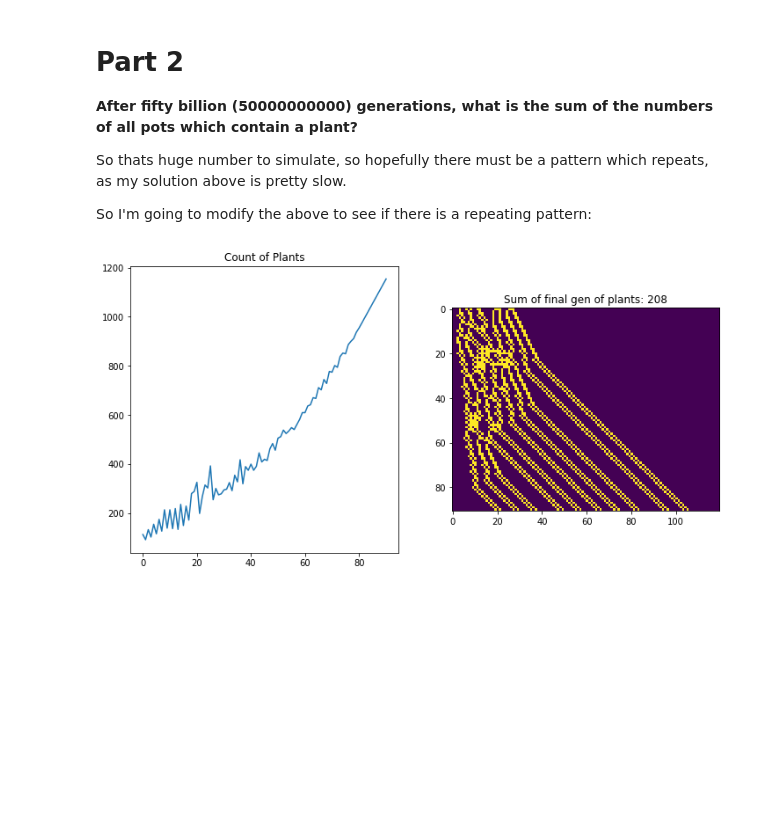
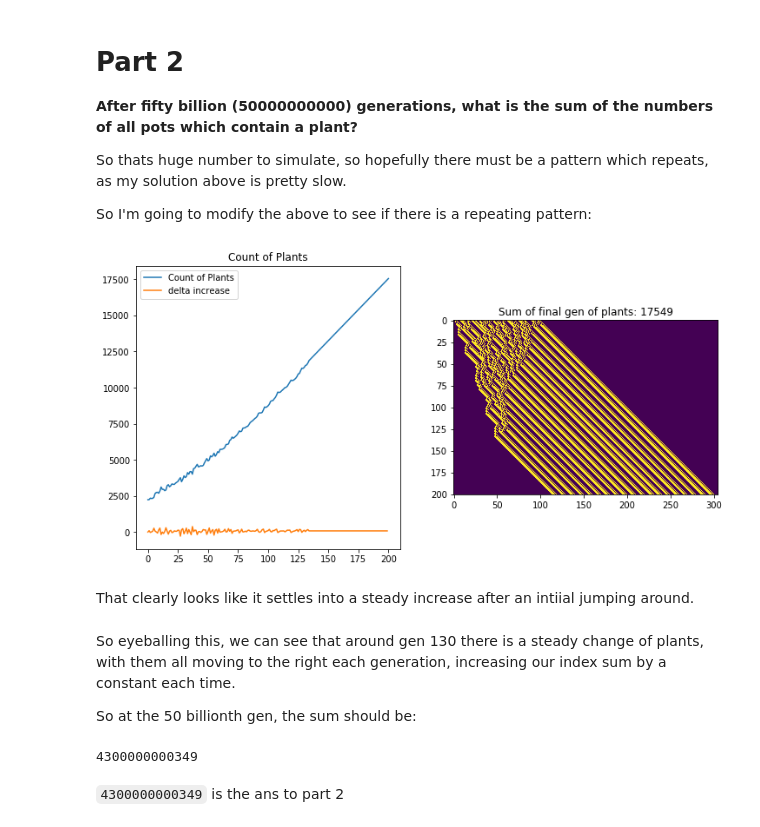
Before and after one commit to khalido/adventofcode, a Jupyter notebook: advent2018/Day 12 Subterranean Sustainability.ipynb, the cells around one changed output. Cells and saved outputs as stored; diff of their text form; code cells hidden in the pictures; blank space fills up the shorter version.

Commit message:
syncing all changes, started day 13 but haven't actually done i it

```diff
--- a/advent2018/Day 12 Subterranean Sustainability.ipynb
+++ b/advent2018/Day 12 Subterranean Sustainability.ipynb
@@ -259,38 +260,55 @@ def sim2(state=test_start, rules=test_rules, cycles=1, show=False):
     """takes in a state and rules and simulates the number of cycles
     then returns all the states"""
 
     grid = []
     counts = []
     plants = sum([i-3 for i, plant in enumerate(state) if plant == "#"])
     counts.append(plants)
 
     state = "..." + state + ".." + "." * cycles
     grid.append(state)
 
     for cycle in range(cycles):
         new_state = ".."
         for i in range(2, len(state)-2):
             #print(i-2,i,i+2, state[i-2:i+3], "|", state[i])
 
             new_state += rules[state[i-2:i+3]]
 
         state = new_state + ".."
         grid.append(state)
 
         plants = sum([i-3 for i, plant in enumerate(state) if plant == "#"])
 
         counts.append(plants)
 
         if show:
             print(f"{cycle+1:2}: {state[:70]}  Sum: {plants}")
 
     return grid, counts
 
-grid, counts = sim2(cycles=90)
+grid, counts = sim2(start, rules, cycles=200)
+
+fig, (ax1, ax2) = plt.subplots(1,2, figsize=(12,6))
+ax1.plot(counts, label = "Count of Plants")
+
+increase = [p - counts[i+1-1] for i, p in enumerate(counts[1:])]
+ax1.plot(increase, label="delta increase")
+ax1.legend()
+
+ax1.set_title("Count of Plants")
+show(grid, ax2)
+# %% [output]
+[figure, added]
-# %%
-fig, (ax1, ax2) = plt.subplots(1,2, figsize=(12,6))
-ax1.plot(counts)
-ax1.set_title("Count of Plants")
-show(grid, ax2)
-# %% [output]
-[figure, removed]
+# %% [markdown]
+That clearly looks like it settles into a steady increase after an intiial jumping around.
+# %% [markdown]
+So eyeballing this, we can see that around gen 130 there is a steady change of plants, with them all moving to the right each generation, increasing our index sum by a constant each time.
+
+So at the 50 billionth gen, the sum should be:
+# %%
+counts[-1] + increase[-1] * (5*10**10 +1 - len(counts))
+# %% [output]
+4300000000349
+# %% [markdown]
+`4300000000349` is the ans to part 2
```
Also changed, not shown: parts of 1 cell of this notebook, 10 other files.
